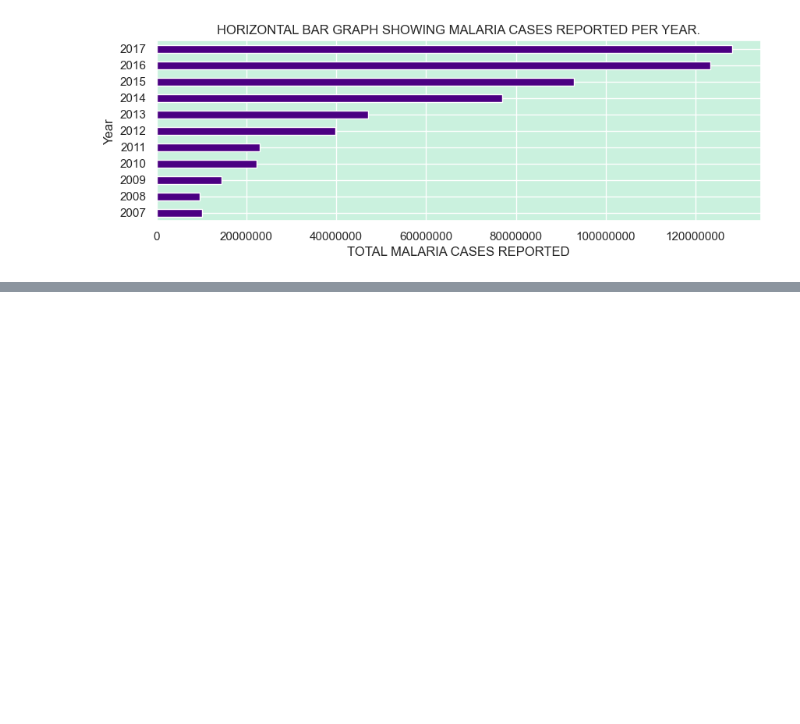
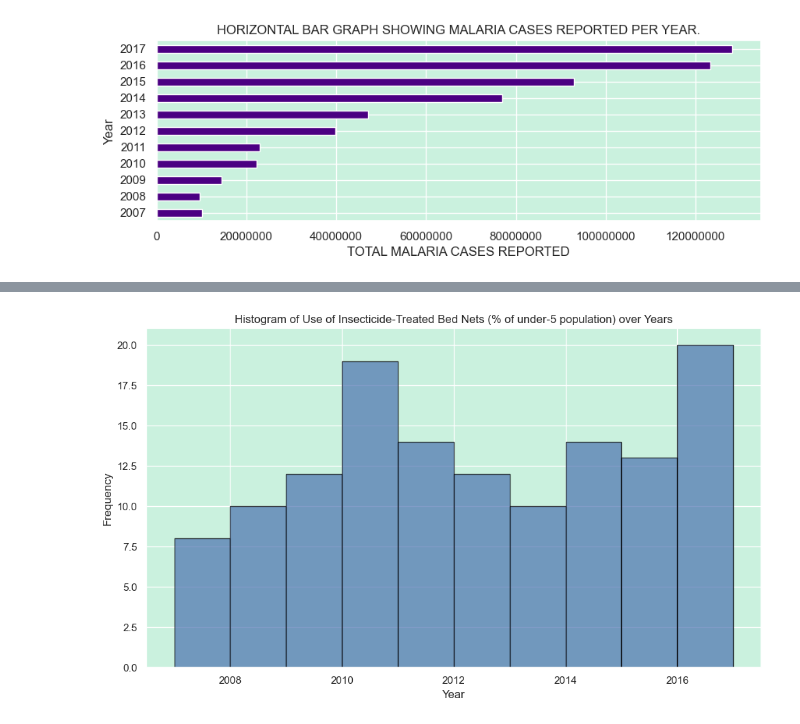
Before and after one commit to swalusimbi/Malaria_In_Africa, a Jupyter notebook: Malaria_in_Africa_GroupB/src/grp_work/project.ipynb, the cells around one changed output, grey strips where cells are left out. Cells and saved outputs as stored; diff of their text form; code cells hidden in the pictures; blank space fills up the shorter version.

```diff
--- a/Malaria_in_Africa_GroupB/src/grp_work/project.ipynb
+++ b/Malaria_in_Africa_GroupB/src/grp_work/project.ipynb
@@ -397,0 +393,28 @@ plt.show()
+# %%
+#use of bed usage histogram
+# Choose relevant columns for the histogram
+columns_for_histogram = ['Year', 'Use of insecticide-treated bed nets (% of under-5 population)']
+
+# Filter only the rows with non-null values for both columns
+data = data.dropna(subset=columns_for_histogram)
+
+# Extract the two columns for the histogram
+bed_net_usage = data['Use of insecticide-treated bed nets (% of under-5 population)']
+year = data['Year']
+
+# Create the histogram
+plt.figure(figsize=(10, 6))  # Set the figure size
+
+# Plot the histogram
+plt.hist(year, bins=10, edgecolor='black', alpha=0.7)
+
+# Set labels and title
+plt.xlabel('Year')
+plt.ylabel('Frequency')
+plt.title('Histogram of Use of Insecticide-Treated Bed Nets (% of under-5 population) over Years')
+
+# Show the plot
+plt.tight_layout()
+plt.show()
+# %% [output]
+[figure, added]
```
Also changed, not shown: parts of 4 cells of this notebook, 1 other file.
